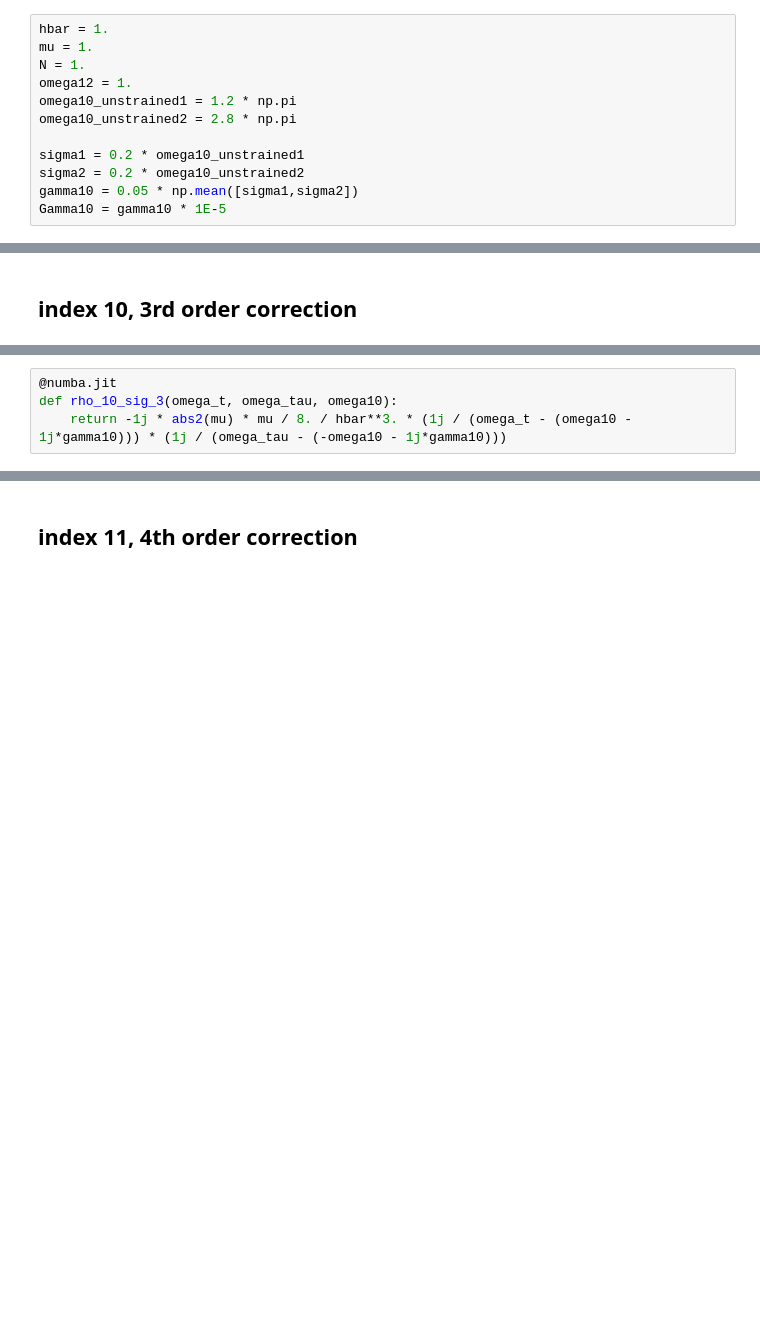
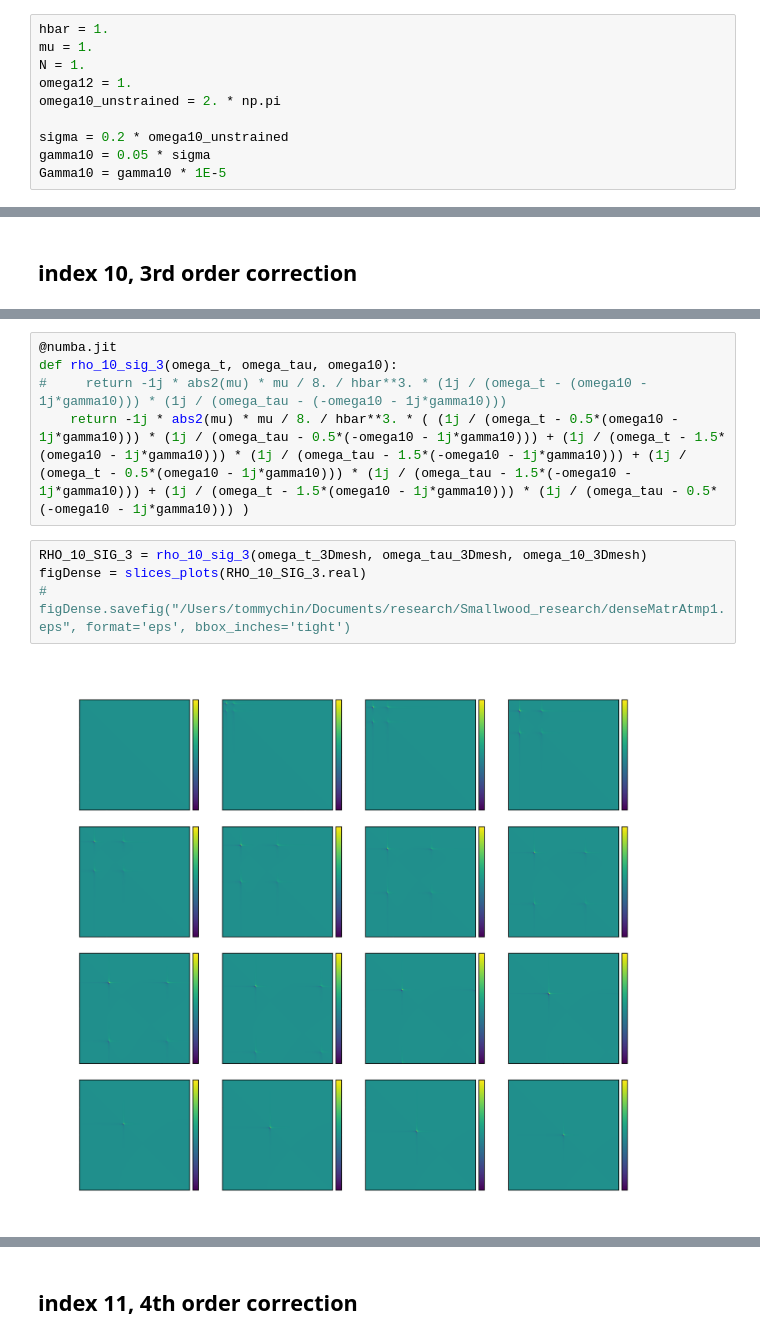
Before and after one commit to tommychinwj/HiddenSiVCenter, a Jupyter notebook: Figures3(a,b).ipynb, the cells around one changed output, grey strips where cells are left out. Saved outputs shown, nothing was run; the diff lists cells and outputs as text; blank space fills up the shorter version.

```diff
--- a/Figures3(a,b).ipynb
+++ b/Figures3(a,b).ipynb
@@ -25,12 +39,10 @@ hbar = 1.
 mu = 1.
 N = 1.
 omega12 = 1.
-omega10_unstrained1 = 1.2 * np.pi
-omega10_unstrained2 = 2.8 * np.pi
+omega10_unstrained = 2. * np.pi
 
-sigma1 = 0.2 * omega10_unstrained1
-sigma2 = 0.2 * omega10_unstrained2
-gamma10 = 0.05 * np.mean([sigma1,sigma2])
+sigma = 0.2 * omega10_unstrained
+gamma10 = 0.05 * sigma
 Gamma10 = gamma10 * 1E-5
 # %% [markdown]
 # colorbar function
@@ -165,7 +164,3 @@ np.shape(omega_t_3Dmesh[:].T)
 ## index 10, 3rd order correction
 # %% [markdown]
 # $ \rho^{(3)}_{10,sig} (\omega_t, \omega_\tau) = -\frac{\mathcal{i} |\mu|^2 \mu }{8 \hbar^3} \left( \frac{i}{\omega_t - \left[ \omega_{10} - \mathcal{i} \gamma_{10} \right] } \right) \left( \frac{\mathcal{i}}{\omega_\tau - \left[ -\omega_{10} - i \gamma_{10} \right] } \right) \tag{s11} $
-# %%
-@numba.jit
-def rho_10_sig_3(omega_t, omega_tau, omega10):
-    return -1j * abs2(mu) * mu / 8. / hbar**3. * (1j / (omega_t - (omega10 - 1j*gamma10))) * (1j / (omega_tau - (-omega10 - 1j*gamma10)))
@@ -201,0 +171,11 @@ plt.show()
+# %%
+@numba.jit
+def rho_10_sig_3(omega_t, omega_tau, omega10):
+#     return -1j * abs2(mu) * mu / 8. / hbar**3. * (1j / (omega_t - (omega10 - 1j*gamma10))) * (1j / (omega_tau - (-omega10 - 1j*gamma10)))
+    return -1j * abs2(mu) * mu / 8. / hbar**3. * ( (1j / (omega_t - 0.5*(omega10 - 1j*gamma10))) * (1j / (omega_tau - 0.5*(-omega10 - 1j*gamma10))) + (1j / (omega_t - 1.5*(omega10 - 1j*gamma10))) * (1j / (omega_tau - 1.5*(-omega10 - 1j*gamma10))) + (1j / (omega_t - 0.5*(omega10 - 1j*gamma10))) * (1j / (omega_tau - 1.5*(-omega10 - 1j*gamma10))) + (1j / (omega_t - 1.5*(omega10 - 1j*gamma10))) * (1j / (omega_tau - 0.5*(-omega10 - 1j*gamma10))) )
+# %%
+RHO_10_SIG_3 = rho_10_sig_3(omega_t_3Dmesh, omega_tau_3Dmesh, omega_10_3Dmesh)
+figDense = slices_plots(RHO_10_SIG_3.real)
+# figDense.savefig("/Users/tommychin/Documents/research/Smallwood_research/denseMatrAtmp1.eps", format='eps', bbox_inches='tight')
+# %% [output]
+[figure, added]
```
Also changed, not shown: parts of 34 cells of this notebook.
